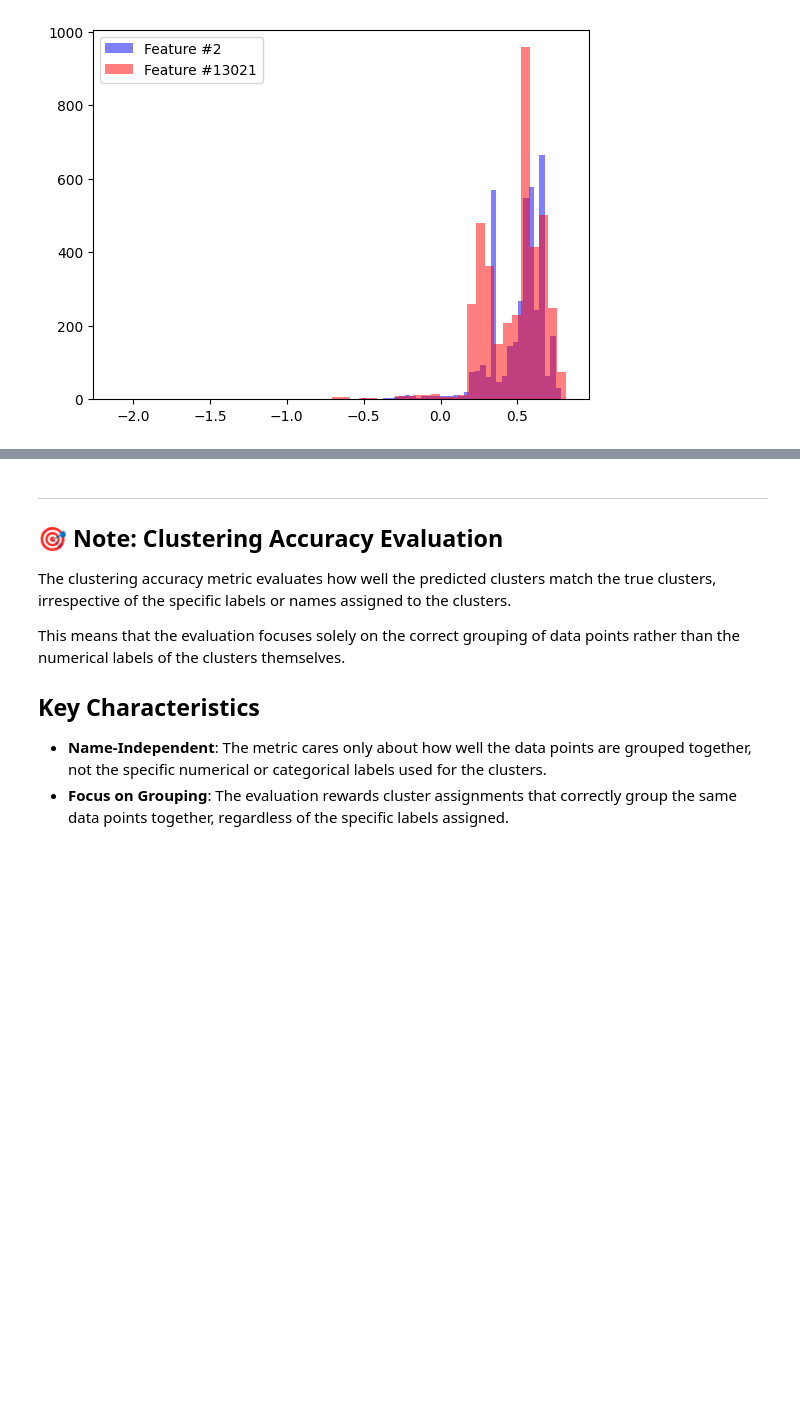
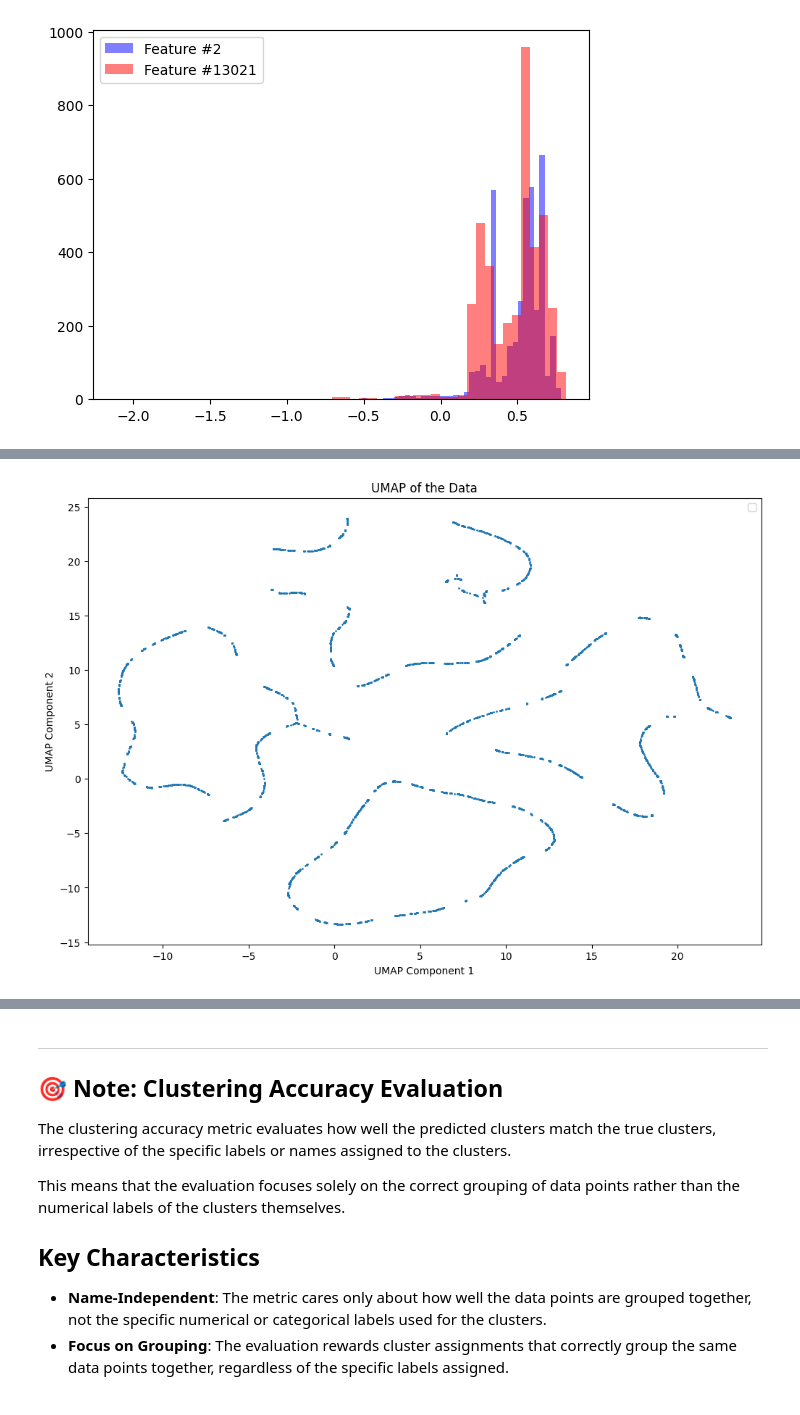
Before and after one commit to Ksund02/Machine-Learning-Project, a Jupyter notebook: Assignment2/Chapter_2.ipynb, the cells around one changed output, grey strips where cells are left out. Saved outputs shown, nothing was run; the diff lists cells and outputs as text; code cells hidden in the pictures; blank space fills up the shorter version.

```diff
--- a/Assignment2/Chapter_2.ipynb
+++ b/Assignment2/Chapter_2.ipynb
@@ -292,0 +383,15 @@ sample_submission
+# %%
+from umap import UMAP
+
+umap_model = UMAP(n_neighbors=10, min_dist=0, n_components=2, random_state=42)
+X_umap = umap_model.fit_transform(X)
+
+plt.figure(figsize=(12, 8))
+plt.scatter(X_umap[:, 0], X_umap[:, 1], s=1)
+plt.xlabel('UMAP Component 1')
+plt.ylabel('UMAP Component 2')
+plt.title('UMAP of the Data')
+plt.legend()
+plt.show()
+# %% [output]
+[figure, added]
```
Also changed, not shown: parts of 11 cells of this notebook, 1 other file.
